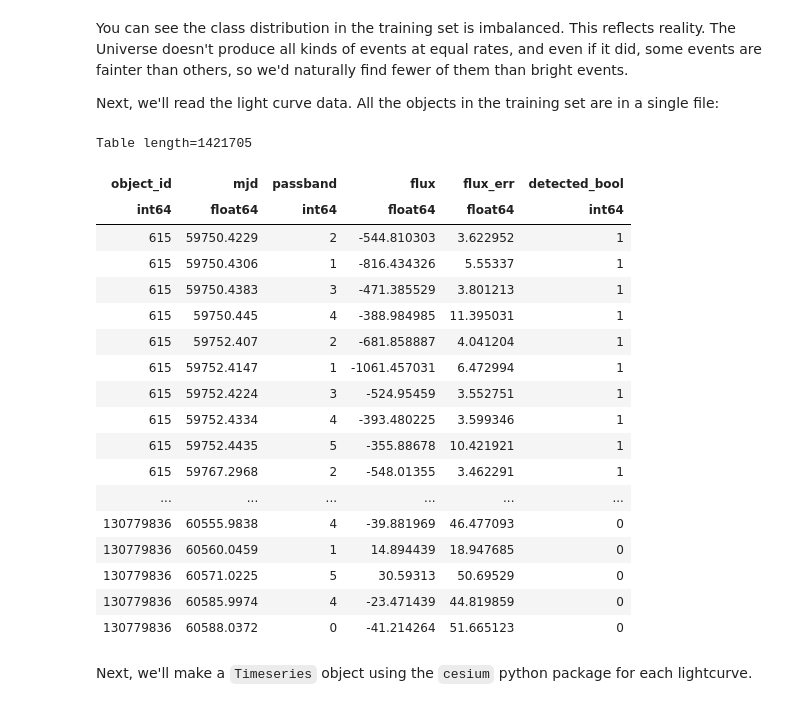
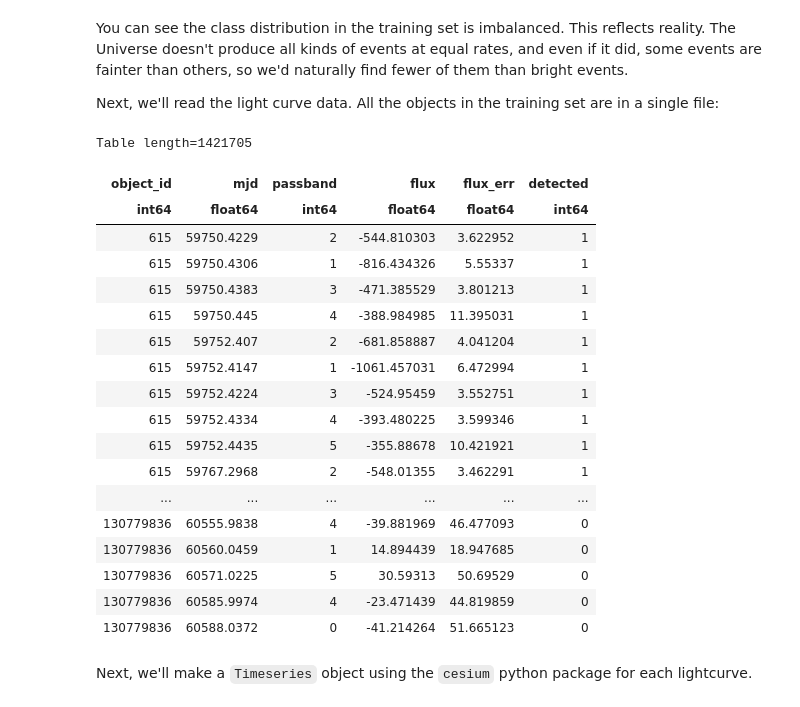
Before and after one commit to LSSTDESC/plasticc-kit, a Jupyter notebook: plasticc_classification_demo.ipynb, the cells around one changed output. Cells and saved outputs as stored; diff of their text form; code cells hidden in the pictures.

```diff
--- a/plasticc_classification_demo.ipynb
+++ b/plasticc_classification_demo.ipynb
@@ -54,8 +55,8 @@ pbnames = list(pbmap.values())
 # %% [markdown]
 Next, we'll read the metadata table.
 # %%
-datadir = 'data/'
-metafilename = f'{datadir}/plasticc_training_set_metadata.csv'
+datadir = '/Users/reneehlozek/Data/plasticc'
+metafilename = datadir+'/training_set_metadata.csv'
 metadata = Table.read(metafilename, format='csv')
 nobjects = len(metadata)
 metadata
@@ -136,12 +137,12 @@ You can see the class distribution in the training set is imbalanced. This refle
 
 Next, we'll read the light curve data. All the objects in the training set are in a single file:
 # %%
-lcfilename = f'{datadir}/plasticc_training_set.csv.gz'
+lcfilename = datadir+'/training_set.csv'
 lcdata = Table.read(lcfilename, format='csv')
 lcdata
 # %% [output]
 Table length=1421705
-| object_id | mjd | passband | flux | flux_err | detected_bool |
+| object_id | mjd | passband | flux | flux_err | detected |
 | int64 | float64 | int64 | float64 | float64 | int64 |
 | 615 | 59750.4229 | 2 | -544.810303 | 3.622952 | 1 |
 | 615 | 59750.4306 | 1 | -816.434326 | 5.55337 | 1 |
```
Also changed, not shown: parts of 6 cells of this notebook, 1 other file.
